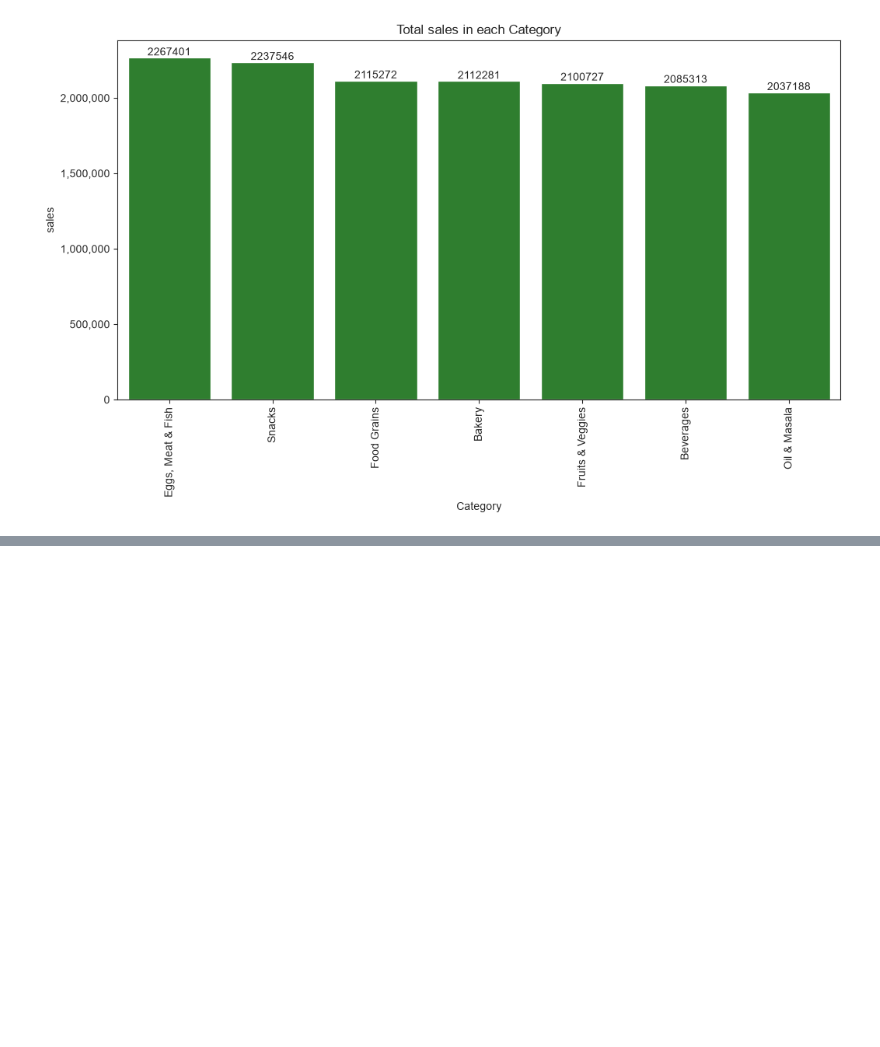
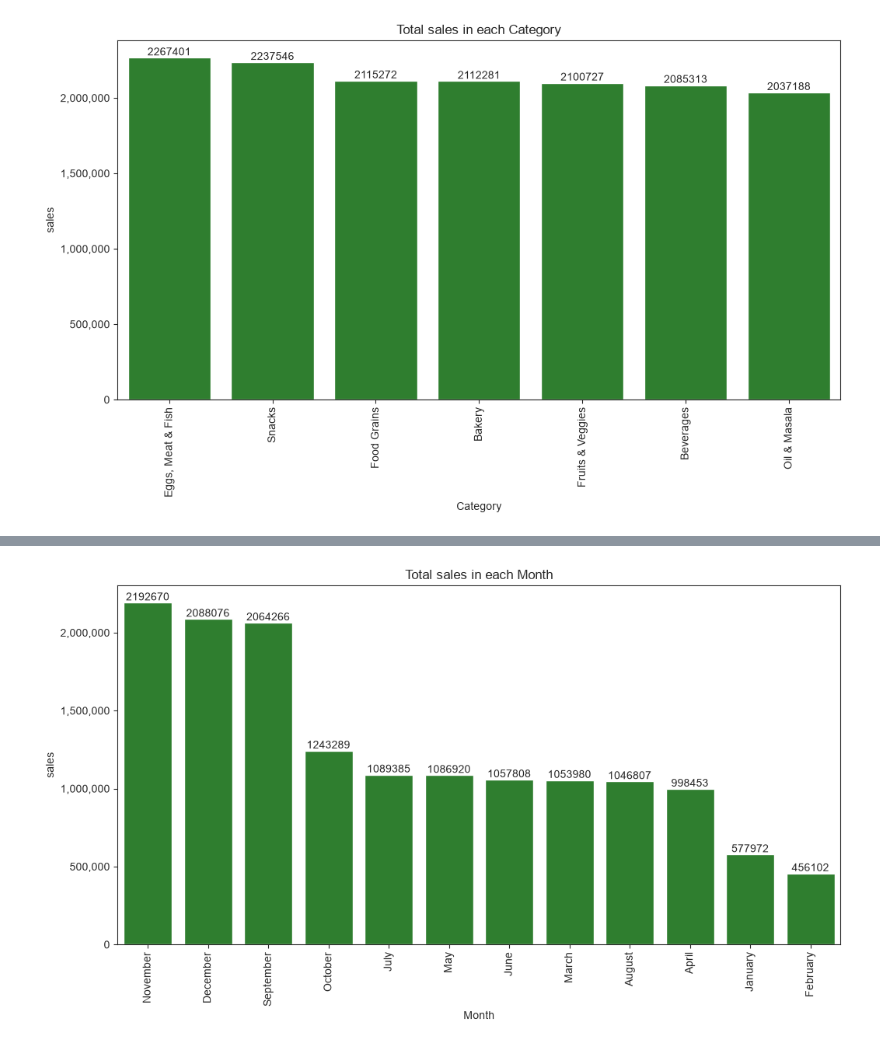
Before and after one commit to Crazy-shrabin/Supermarket-Sales-Analysis, a Jupyter notebook: Supermart_Grocery_Analysis.ipynb, the cells around one changed output, grey strips where cells are left out. Cells and saved outputs as stored; diff of their text form; code cells hidden in the pictures; blank space fills up the shorter version.

```diff
--- a/Supermart_Grocery_Analysis.ipynb
+++ b/Supermart_Grocery_Analysis.ipynb
@@ -883,0 +920,18 @@ plt.show()
+# %%
+sales_by_month = df.groupby(["Month"])["Sales"].sum().sort_values(ascending=False)
+# %%
+fig, ax = plt.subplots(figsize=(12, 6))
+sns.barplot(x=sales_by_month.index, y=sales_by_month.values,
+            color="#228B22", order=df.groupby(["Month"])["Sales"].sum().sort_values(ascending=False).index)
+
+formatter = FuncFormatter(lambda x, _: f'{int(x):,}')
+ax.yaxis.set_major_formatter(formatter)
+
+ax.set_ylabel('sales')
+ax.tick_params(axis='x', rotation=90)
+ax.bar_label(ax.containers[0], fmt='%d')
+ax.set_title("Total sales in each Month")
+
+plt.show()
+# %% [output]
+[figure, added]
```
Also changed, not shown: parts of 15 cells of this notebook.
